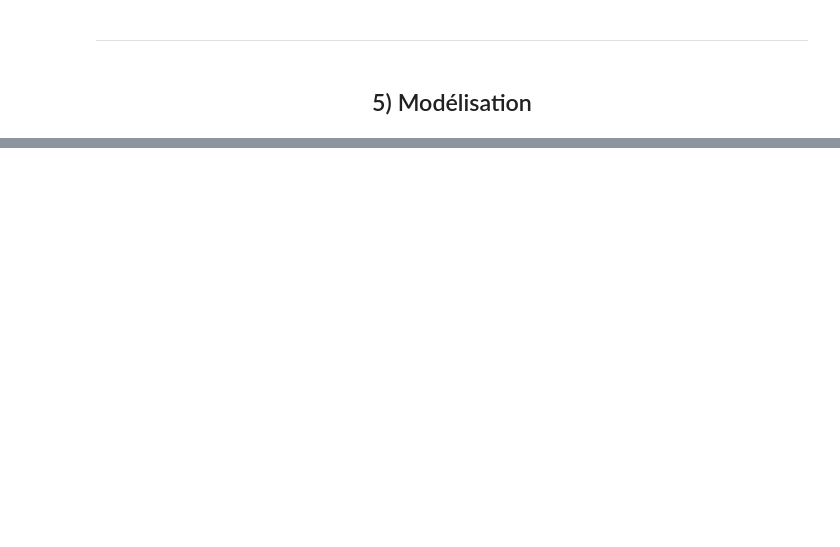
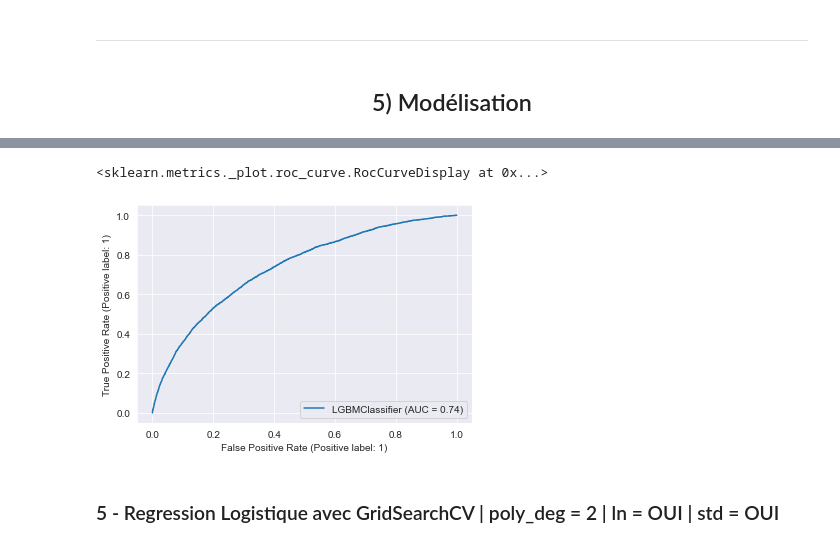
Before and after one commit to martinletouvet/oc_projet7, a Jupyter notebook: P7_Notebook.ipynb, the cells around one changed output, grey strips where cells are left out. Drawn from its saved outputs; the diff is of its cells as text; code cells hidden in the pictures; blank space fills up the shorter version.

```diff
--- a/P7_Notebook.ipynb
+++ b/P7_Notebook.ipynb
@@ -1541,0 +1509,9 @@ plt.plot([0,1], [0,1], linestyle='--') # classifieur aléatoire
+# %%
+var_num_selec = ['DAYS_BIRTH', 'DAYS_EMPLOYED', 'EXT_SOURCE_1', 'EXT_SOURCE_2', 'EXT_SOURCE_3']
+var_cat_selec = ['EMERGENCYSTATE_MODE', 'NAME_CONTRACT_TYPE', 'FLAG_OWN_REALTY', 'FLAG_OWN_CAR']
+
+data = application_train.copy()
+data = data[var_num_selec+var_cat_selec]
+
+# Parametrage : DATA - y - poly_deg = 2 - ln = OUI -  std = OUI):
+data_train, data_test, y_train, y_test = parametrage(data, y, 2, 1, 1)
@@ -1541,0 +1533,34 @@ plt.plot([0,1], [0,1], linestyle='--') # classifieur aléatoire
+# %%
+import lightgbm as lgb
+
+# lgbm = lgb.LGBMClassifier(n_estimators=100)
+
+lgbm = lgb.LGBMClassifier(n_estimators=100, objective='binary',
+                          class_weight='balanced',
+                          learning_rate=0.05,
+#                           reg_alpha=0.1, reg_lambda=0.1,
+#                           subsample=0.8,
+                          n_jobs=-1, random_state=0)
+# objective : binary pour classification
+# class_weight : semble important pour la prise en compte. The ‘balanced’ mode uses the values of y to
+# automatically adjust weights inversely proportional to class frequencies in the input data
+# learning rate : "boosting learning rate" ...
+
+
+
+start_time = time.time()
+
+lgbm.fit(data_train, y_train)
+y_pred = lgbm.predict(data_test)
+y_prob = lgbm.predict_proba(data_test)[:, 1]
+
+exec_time = time.time() - start_time
+
+print('Classifieur :', lgbm)
+print('-------')
+print('Testing set accuracy : ', round(
+    metrics.accuracy_score(y_test, y_pred), 3))
+print('ROC AUC Score : ', round(metrics.roc_auc_score(y_test, y_prob), 3))
+print('F1 Score : ', round(metrics.f1_score(y_test, y_pred), 3))
+
+print("Temps d'exécution : - %s seconds -" % "{:.2}".format(exec_time))
@@ -1541,0 +1575,7 @@ plt.plot([0,1], [0,1], linestyle='--') # classifieur aléatoire
+# %%
+metrics.plot_roc_curve(lgbm, data_test, y_test)
+# %% [output]
+<sklearn.metrics._plot.roc_curve.RocCurveDisplay at 0x...>
+[figure, added]
+# %% [markdown]
+### 5 - Regression Logistique avec GridSearchCV | poly_deg = 2 | ln = OUI |  std = OUI
```
Also changed, not shown: parts of 95 cells of this notebook.
